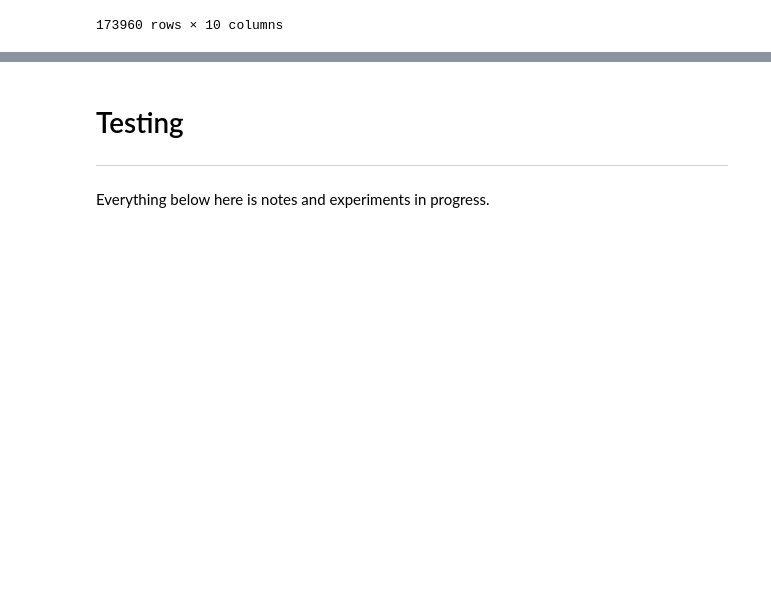
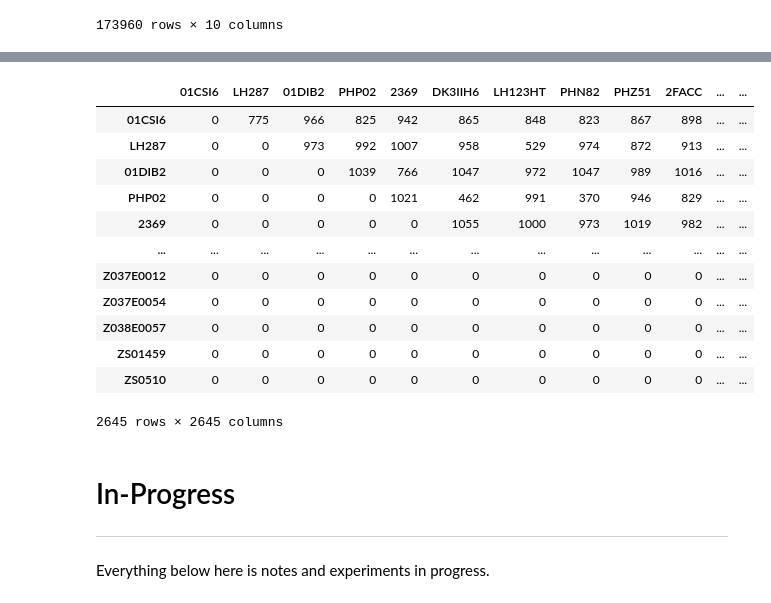
Before and after one commit to irischow403/UIUCDigitalHand, a Jupyter notebook: data_cleaning/janitor.ipynb, the cells around one changed output, grey strips where cells are left out. Drawn from its saved outputs; the diff is of its cells as text; code cells hidden in the pictures; blank space fills up the shorter version.

Commit message:
Added genetic_distance attempt.

```diff
--- a/data_cleaning/janitor.ipynb
+++ b/data_cleaning/janitor.ipynb
@@ -36,6 +41,11 @@ def haversine_distance(lat1, lat2, lon1, lon2):
     a = np.sin(dlat / 2.0)**2 + np.cos(lat1) * np.cos(lat2) * np.sin(dlon / 2.0)**2
     c = 2 * np.arcsin(np.sqrt(a))
     return c*R
+# %%
+def read_vcf(fn: str) -> pd.DataFrame:
+    with open(fn, 'r') as file:
+        lines = (l for l in file if not l.startswith('##'))
+        return pd.read_csv(io.StringIO(''.join(lines)), sep='\t')
 # %% [markdown]
 #### Defining Useful Column Subsets
 ---
@@ -187,0 +289,4 @@ et_input
+# %%
+genetic_df = read_vcf('training_data/genotypes.vcf')
+genetic_df = genetic_df[[col for col in genetic_df.columns if col not in ('#CHROM', 'POS', 'QUAL', 'FILTER', 'INFO', 'FORMAT')]]
+genetic_df
@@ -187,0 +348,49 @@ et_input
+# %%
+# def matrix_hamming_dist(m: np.ndarray):
+#     mask = ~m[:, None, :].notna()
+
+
+#     diff = m2[:, None, :] ^ m2[None, :, :]
+#     mask = (m[:, None, :] != -1) & (m[None, :, :] != -1)
+#     diff &= mask
+
+#     return diff.sum(axis=2)
+
+# distance_matrix = matrix_hamming_dist(inbred_data.to_numpy(np.int8))
+# distance_matrix
+matrix = inbred_data.to_numpy(np.int8, na_value=-1)
+# mask = matrix != -1
+
+# diff = matrix[:, None, :] ^ matrix[None, :, :]
+
+# diff &= mask[:, None, :] | mask[None, :, :]
+
+
+
+# diff
+
+dist_matrix = np.ndarray((matrix.shape[0], matrix.shape[0]), np.int32)
+dist_matrix.fill(0)
+
+for i, row in enumerate(matrix):
+    for j, other in enumerate(matrix[i+1:, :]):
+        mask = (row != -1) | (other != -1)
+        dist = row ^ other
+        dist_matrix[i, i+j+1] = (dist & mask).sum()
+
+dist_df = pd.DataFrame(dist_matrix, index=inbred_lines, columns=inbred_lines)
+dist_df
+# %% [output]
+|  | 01CSI6 | LH287 | 01DIB2 | PHP02 | 2369 | DK3IIH6 | LH123HT | PHN82 | PHZ51 | 2FACC | ... | ... |
+| 01CSI6 | 0 | 775 | 966 | 825 | 942 | 865 | 848 | 823 | 867 | 898 | ... | ... |
+| LH287 | 0 | 0 | 973 | 992 | 1007 | 958 | 529 | 974 | 872 | 913 | ... | ... |
+| 01DIB2 | 0 | 0 | 0 | 1039 | 766 | 1047 | 972 | 1047 | 989 | 1016 | ... | ... |
+| PHP02 | 0 | 0 | 0 | 0 | 1021 | 462 | 991 | 370 | 946 | 829 | ... | ... |
+| 2369 | 0 | 0 | 0 | 0 | 0 | 1055 | 1000 | 973 | 1019 | 982 | ... | ... |
+| ... | ... | ... | ... | ... | ... | ... | ... | ... | ... | ... | ... | ... |
+| Z037E0012 | 0 | 0 | 0 | 0 | 0 | 0 | 0 | 0 | 0 | 0 | ... | ... |
+| Z037E0054 | 0 | 0 | 0 | 0 | 0 | 0 | 0 | 0 | 0 | 0 | ... | ... |
+| Z038E0057 | 0 | 0 | 0 | 0 | 0 | 0 | 0 | 0 | 0 | 0 | ... | ... |
+| ZS01459 | 0 | 0 | 0 | 0 | 0 | 0 | 0 | 0 | 0 | 0 | ... | ... |
+| ZS0510 | 0 | 0 | 0 | 0 | 0 | 0 | 0 | 0 | 0 | 0 | ... | ... |
+2645 rows × 2645 columns
@@ -188,5 +399,5 @@ et_input
 # %% [markdown]
-# Testing
+# In-Progress
 ---
 
 Everything below here is notes and experiments in progress.
```
Also changed, not shown: parts of 12 cells of this notebook, 5 other files.
